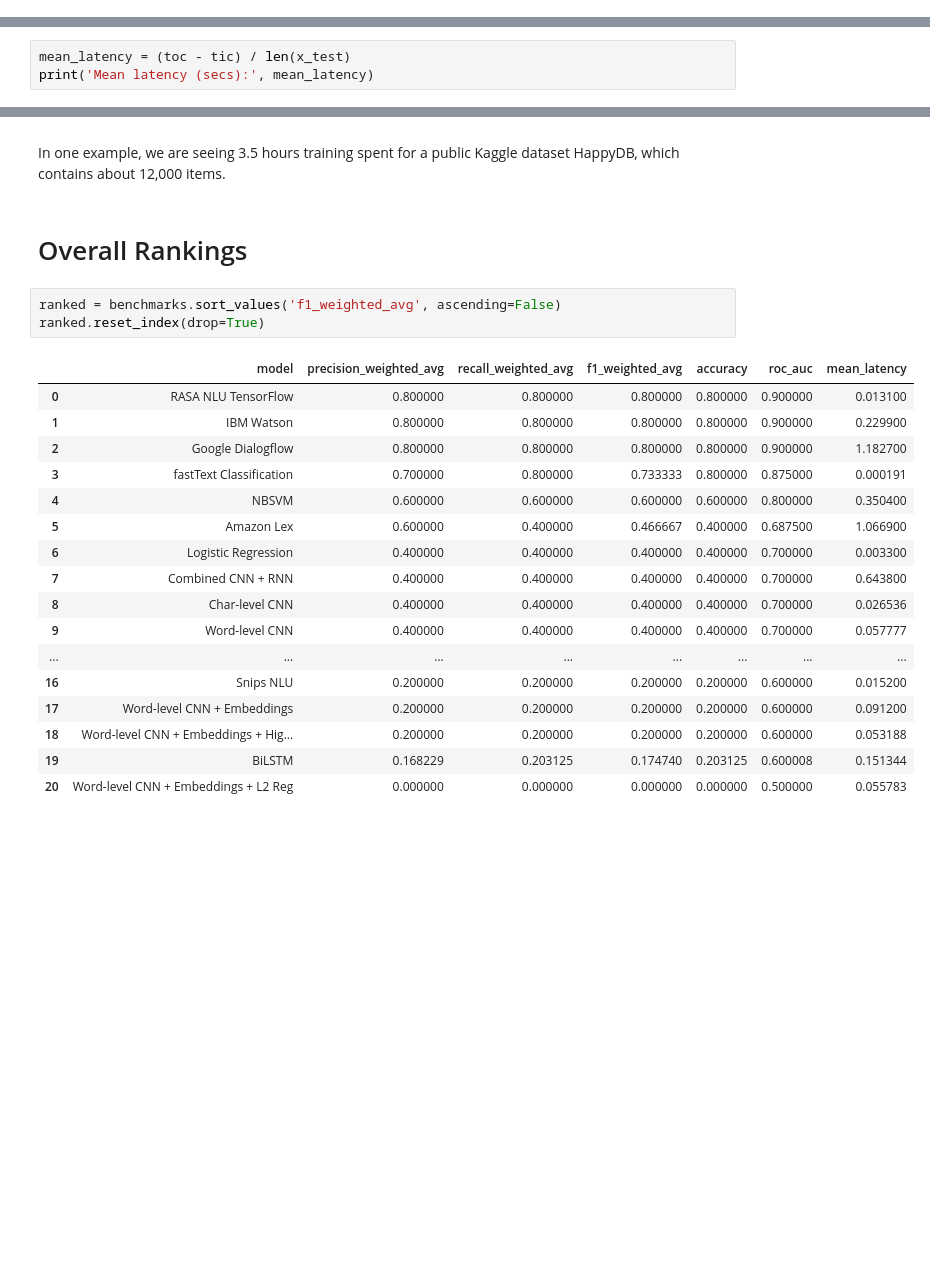
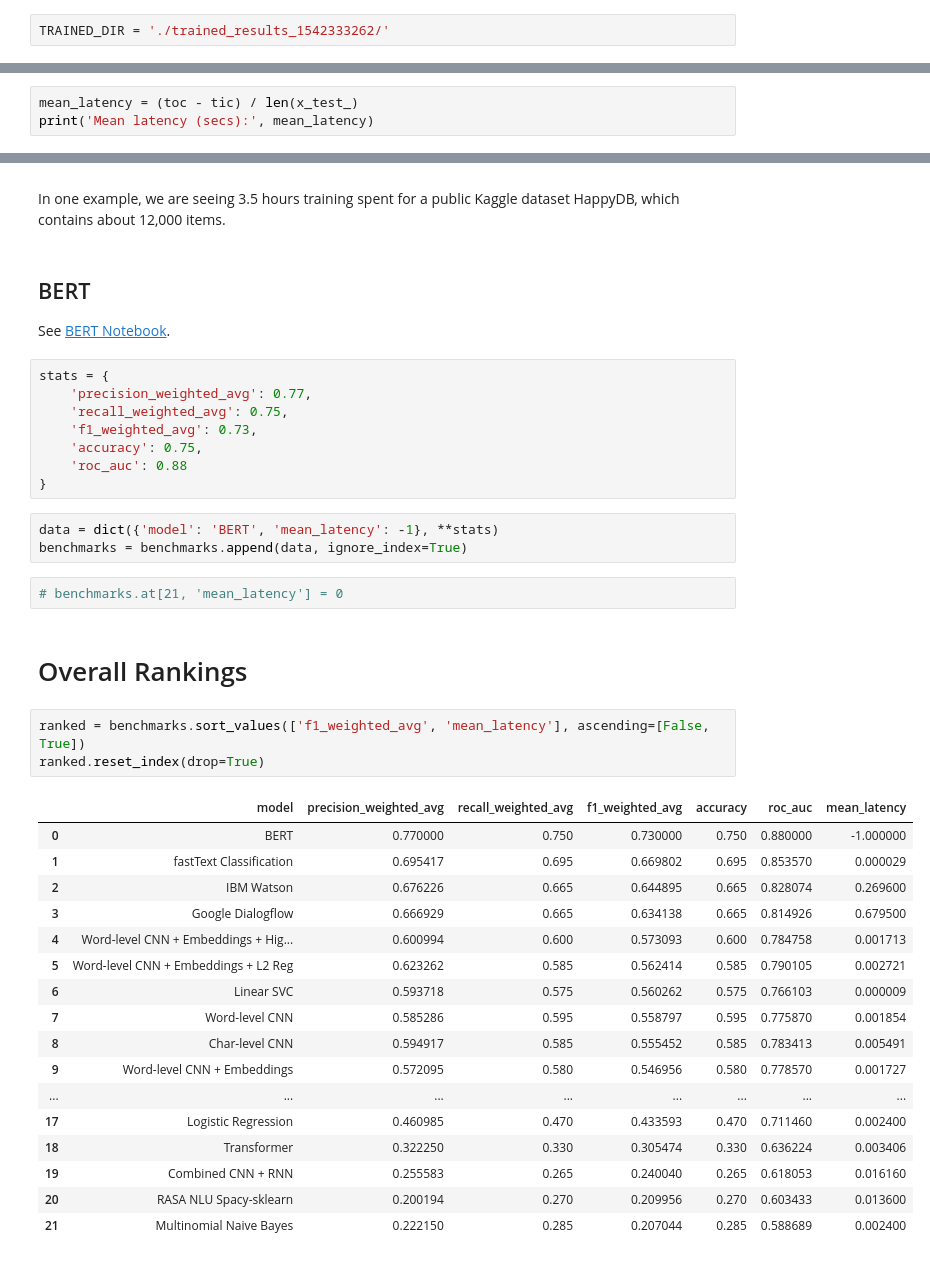
Before and after one commit to markmo/dltemplate, a Jupyter notebook: src/text_classification_benchmarks/notebooks/Short Text Classification.ipynb, the cells around one changed output, grey strips where cells are left out. Drawn from its saved outputs; the diff is of its cells as text; blank space fills up the shorter version.

Commit message:
Clean up text classification benchmark notebooks

```diff
--- a/src/text_classification_benchmarks/notebooks/Short Text Classification.ipynb
+++ b/src/text_classification_benchmarks/notebooks/Short Text Classification.ipynb
@@ -1724,3 +1628,5 @@ TRAINED_DIR = '/Users/d777710/src/DeepLearning/dltemplate/src/text_classificatio
+# %%
+TRAINED_DIR = './trained_results_1542333262/'
 # %%
 params, words_index, labels, embedding_mat = util.load_trained_params(TRAINED_DIR)
 x_test_, y_test_, df = load_data.prepare_classification_test_set(test_df[:max_api_calls], selected=['utterance'],
@@ -1768,4 +1674,4 @@ ROC AUC (macro avg)     : 0.7
 # %%
-mean_latency = (toc - tic) / len(x_test)
+mean_latency = (toc - tic) / len(x_test_)
 print('Mean latency (secs):', mean_latency)
 # %% [output]
@@ -1893,26 +1795,43 @@ Not enough training examples.
 ![image.jpeg](attachment:image.jpeg)
 
 In one example, we are seeing 3.5 hours training spent for a public Kaggle dataset HappyDB, which contains about 12,000 items.
+# %% [markdown]
+## BERT
+
+See [BERT Notebook](./BERT.ipynb).
+# %%
+stats = {
+    'precision_weighted_avg': 0.77,
+    'recall_weighted_avg': 0.75,
+    'f1_weighted_avg': 0.73,
+    'accuracy': 0.75,
+    'roc_auc': 0.88
+}
+# %%
+data = dict({'model': 'BERT', 'mean_latency': -1}, **stats)
+benchmarks = benchmarks.append(data, ignore_index=True)
+# %%
+# benchmarks.at[21, 'mean_latency'] = 0
 # %% [markdown]
 # Overall Rankings
 # %%
-ranked = benchmarks.sort_values('f1_weighted_avg', ascending=False)
+ranked = benchmarks.sort_values(['f1_weighted_avg', 'mean_latency'], ascending=[False, True])
 ranked.reset_index(drop=True)
 # %% [output]
 |  | model | precision_weighted_avg | recall_weighted_avg | f1_weighted_avg | accuracy | roc_auc | mean_latency |
-| 0 | RASA NLU TensorFlow | 0.800000 | 0.800000 | 0.800000 | 0.800000 | 0.900000 | 0.013100 |
-| 1 | IBM Watson | 0.800000 | 0.800000 | 0.800000 | 0.800000 | 0.900000 | 0.229900 |
-| 2 | Google Dialogflow | 0.800000 | 0.800000 | 0.800000 | 0.800000 | 0.900000 | 1.182700 |
-| 3 | fastText Classification | 0.700000 | 0.800000 | 0.733333 | 0.800000 | 0.875000 | 0.000191 |
-| 4 | NBSVM | 0.600000 | 0.600000 | 0.600000 | 0.600000 | 0.800000 | 0.350400 |
-| 5 | Amazon Lex | 0.600000 | 0.400000 | 0.466667 | 0.400000 | 0.687500 | 1.066900 |
-| 6 | Logistic Regression | 0.400000 | 0.400000 | 0.400000 | 0.400000 | 0.700000 | 0.003300 |
-| 7 | Combined CNN + RNN | 0.400000 | 0.400000 | 0.400000 | 0.400000 | 0.700000 | 0.643800 |
-| 8 | Char-level CNN | 0.400000 | 0.400000 | 0.400000 | 0.400000 | 0.700000 | 0.026536 |
-| 9 | Word-level CNN | 0.400000 | 0.400000 | 0.400000 | 0.400000 | 0.700000 | 0.057777 |
+| 0 | BERT | 0.770000 | 0.750 | 0.730000 | 0.750 | 0.880000 | -1.000000 |
+| 1 | fastText Classification | 0.695417 | 0.695 | 0.669802 | 0.695 | 0.853570 | 0.000029 |
+| 2 | IBM Watson | 0.676226 | 0.665 | 0.644895 | 0.665 | 0.828074 | 0.269600 |
+| 3 | Google Dialogflow | 0.666929 | 0.665 | 0.634138 | 0.665 | 0.814926 | 0.679500 |
+| 4 | Word-level CNN + Embeddings + Hig... | 0.600994 | 0.600 | 0.573093 | 0.600 | 0.784758 | 0.001713 |
+| 5 | Word-level CNN + Embeddings + L2 Reg | 0.623262 | 0.585 | 0.562414 | 0.585 | 0.790105 | 0.002721 |
+| 6 | Linear SVC | 0.593718 | 0.575 | 0.560262 | 0.575 | 0.766103 | 0.000009 |
+| 7 | Word-level CNN | 0.585286 | 0.595 | 0.558797 | 0.595 | 0.775870 | 0.001854 |
+| 8 | Char-level CNN | 0.594917 | 0.585 | 0.555452 | 0.585 | 0.783413 | 0.005491 |
+| 9 | Word-level CNN + Embeddings | 0.572095 | 0.580 | 0.546956 | 0.580 | 0.778570 | 0.001727 |
 | ... | ... | ... | ... | ... | ... | ... | ... |
-| 16 | Snips NLU | 0.200000 | 0.200000 | 0.200000 | 0.200000 | 0.600000 | 0.015200 |
-| 17 | Word-level CNN + Embeddings | 0.200000 | 0.200000 | 0.200000 | 0.200000 | 0.600000 | 0.091200 |
-| 18 | Word-level CNN + Embeddings + Hig... | 0.200000 | 0.200000 | 0.200000 | 0.200000 | 0.600000 | 0.053188 |
-| 19 | BiLSTM | 0.168229 | 0.203125 | 0.174740 | 0.203125 | 0.600008 | 0.151344 |
-| 20 | Word-level CNN + Embeddings + L2 Reg | 0.000000 | 0.000000 | 0.000000 | 0.000000 | 0.500000 | 0.055783 |
+| 17 | Logistic Regression | 0.460985 | 0.470 | 0.433593 | 0.470 | 0.711460 | 0.002400 |
+| 18 | Transformer | 0.322250 | 0.330 | 0.305474 | 0.330 | 0.636224 | 0.003406 |
+| 19 | Combined CNN + RNN | 0.255583 | 0.265 | 0.240040 | 0.265 | 0.618053 | 0.016160 |
+| 20 | RASA NLU Spacy-sklearn | 0.200194 | 0.270 | 0.209956 | 0.270 | 0.603433 | 0.013600 |
+| 21 | Multinomial Naive Bayes | 0.222150 | 0.285 | 0.207044 | 0.285 | 0.588689 | 0.002400 |
```
Also changed, not shown: parts of 177 cells of this notebook, 30 other files.
